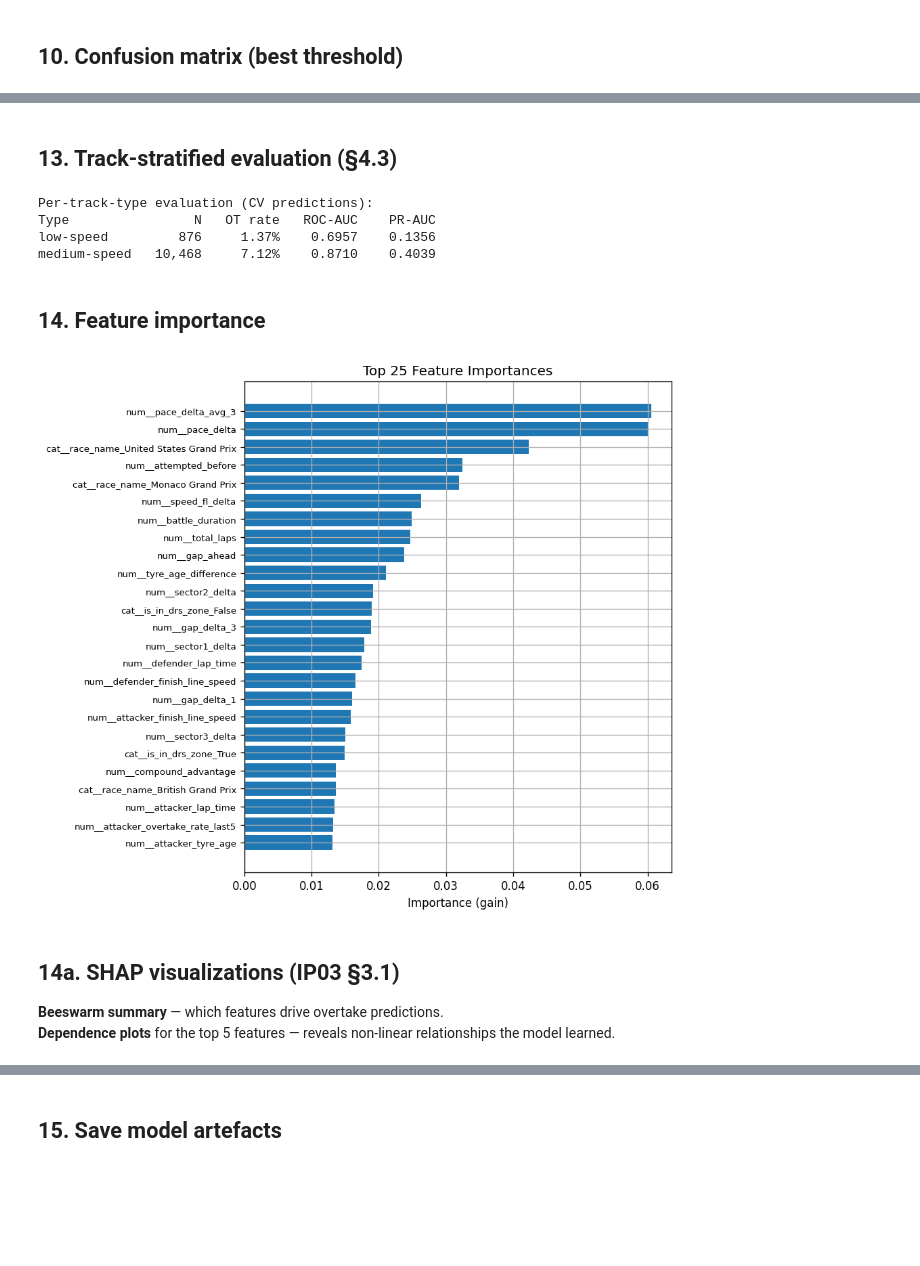
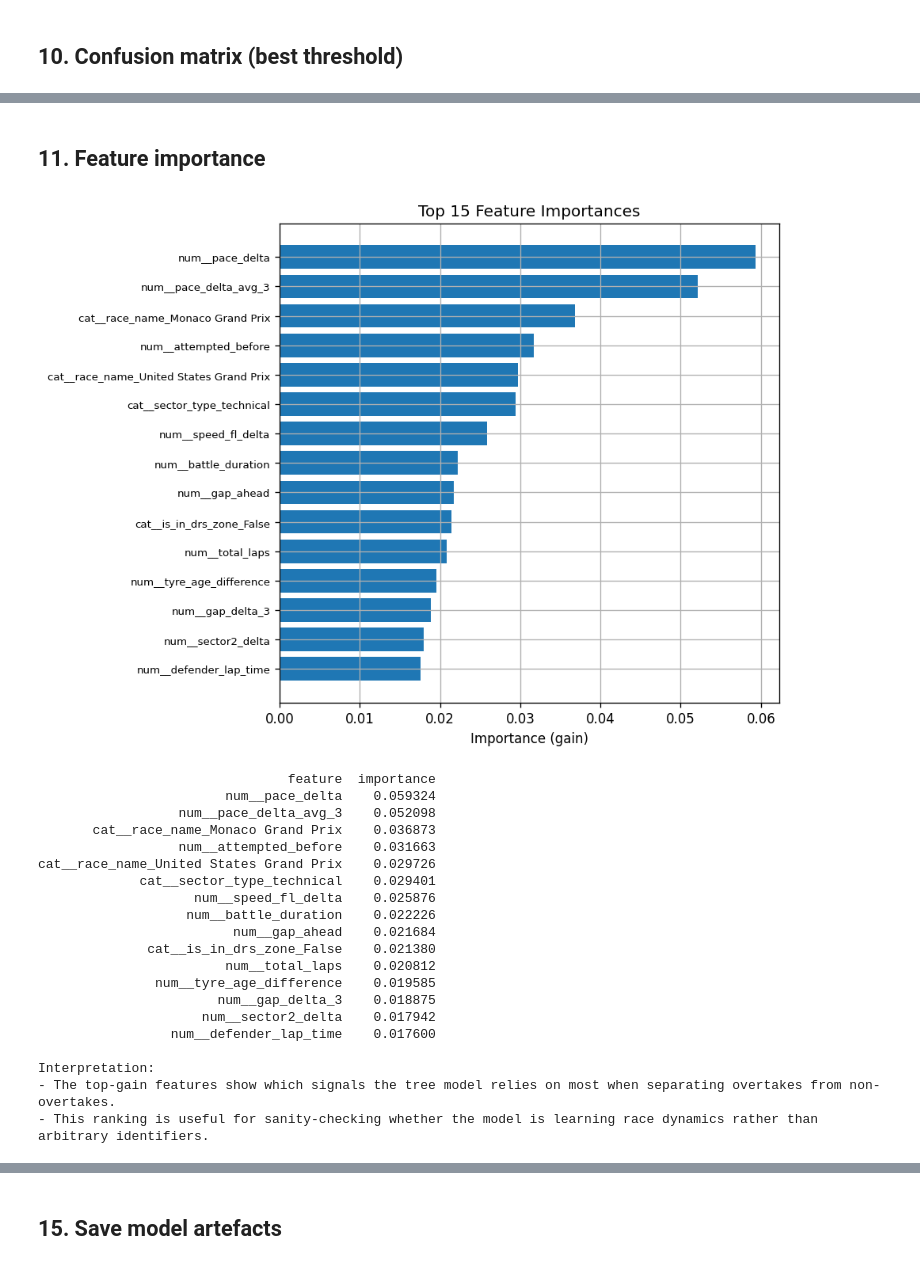
Before and after one commit to AminN77/formula1-overtake-prediction, a Jupyter notebook: notebooks/model_testing_4.ipynb, the cells around one changed output, grey strips where cells are left out. Saved outputs shown, nothing was run; the diff lists cells and outputs as text; code cells hidden in the pictures; blank space fills up the shorter version.

```diff
--- a/notebooks/model_testing_4.ipynb
+++ b/notebooks/model_testing_4.ipynb
@@ -430,12 +344,6 @@ Pruned raw features: 64 -> 52 (dropped 12)
 # %% [markdown]
 ## 7. Evaluate best XGBoost via GroupKFold CV
 # %%
-best_params = study.best_params.copy()
-best_params["scale_pos_weight"] = scale_pos_weight
-best_params["eval_metric"] = "aucpr"
-best_params["random_state"] = 42
-best_params["n_jobs"] = -1
-
 best_xgb = xgb.XGBClassifier(**best_params)
 probas_cv = cross_val_predict(
     best_xgb, X_transformed, y,
@@ -451,10 +359,12 @@ print(f"XGBoost CV Results (2022-2024):")
 print(f"  ROC-AUC : {roc_auc:.4f}")
 print(f"  PR-AUC  : {pr_auc:.4f}")
 print(f"  Brier   : {brier:.4f}")
-
-# Probability distribution for overtake vs non-overtake
 print(f"\nMean predicted proba (overtake=1): {probas_cv[y == 1].mean():.4f}")
 print(f"Mean predicted proba (overtake=0): {probas_cv[y == 0].mean():.4f}")
 print(f"Separation: {probas_cv[y == 1].mean() - probas_cv[y == 0].mean():.4f}")
+print("\nInterpretation:")
+print("- The CV ROC-AUC shows the model ranks true overtakes well across the 2022-2024 training seasons.")
+print("- PR-AUC is the more important metric here because overtakes are rare, so it tells us how useful positive alerts are.")
+print("- The separation between positive and negative mean probabilities indicates whether the score distribution is practically discriminative.")
 # %% [output]
 XGBoost CV Results (2022-2024):
@@ -628,49 +479,47 @@ Per-year calibration (CV predictions):
-# %% [markdown]
-## 13. Track-stratified evaluation (§4.3)
-# %%
-df_eval["track_type"] = df_train["track_type"].values
-
-print("Per-track-type evaluation (CV predictions):")
-print(f"{'Type':<14} {'N':>6}  {'OT rate':>8}  {'ROC-AUC':>8}  {'PR-AUC':>8}")
-for tt in sorted(df_eval["track_type"].unique()):
-    mask = df_eval["track_type"] == tt
-    y_tt = df_eval.loc[mask, "overtake"].astype(int).values
-    p_tt = df_eval.loc[mask, "proba"].values
-    if y_tt.sum() < 2:
-        continue
-    roc_tt = roc_auc_score(y_tt, p_tt)
-    pr_tt  = average_precision_score(y_tt, p_tt)
-    print(f"{tt:<14} {mask.sum():>6,}  {y_tt.mean():>8.2%}  {roc_tt:>8.4f}  {pr_tt:>8.4f}")
-# %% [output]
-Per-track-type evaluation (CV predictions):
-Type                N   OT rate   ROC-AUC    PR-AUC
-low-speed         876     1.37%    0.6957    0.1356
-medium-speed   10,468     7.12%    0.8710    0.4039
 # %% [markdown]
-## 14. Feature importance
+## 11. Feature importance
 # %%
-# Train on full training set for feature importance
 fi_clf = xgb.XGBClassifier(**best_params)
 fi_clf.fit(X_transformed, y)
 
 ohe_feature_names = preprocessor.get_feature_names_out()
 importances = fi_clf.feature_importances_
 
 fi_df = pd.DataFrame({"feature": ohe_feature_names, "importance": importances})
-fi_df = fi_df.sort_values("importance", ascending=False).head(25)
+fi_df = fi_df.sort_values("importance", ascending=False).head(15)
 
-fig, ax = plt.subplots(figsize=(8, 7))
+fig, ax = plt.subplots(figsize=(8, 6))
 ax.barh(range(len(fi_df)), fi_df["importance"].values)
 ax.set_yticks(range(len(fi_df)))
 ax.set_yticklabels(fi_df["feature"].values, fontsize=8)
 ax.invert_yaxis()
 ax.set_xlabel("Importance (gain)")
-ax.set_title("Top 25 Feature Importances")
+ax.set_title("Top 15 Feature Importances")
 plt.tight_layout(); plt.show()
+
+print(fi_df.to_string(index=False))
+print("\nInterpretation:")
+print("- The top-gain features show which signals the tree model relies on most when separating overtakes from non-overtakes.")
+print("- This ranking is useful for sanity-checking whether the model is learning race dynamics rather than arbitrary identifiers.")
 # %% [output]
-[figure, old version]
+[figure, new version]
+                                feature  importance
+                        num__pace_delta    0.059324
+                  num__pace_delta_avg_3    0.052098
+       cat__race_name_Monaco Grand Prix    0.036873
+                  num__attempted_before    0.031663
+cat__race_name_United States Grand Prix    0.029726
+             cat__sector_type_technical    0.029401
+                    num__speed_fl_delta    0.025876
+                   num__battle_duration    0.022226
+                         num__gap_ahead    0.021684
+              cat__is_in_drs_zone_False    0.021380
+                        num__total_laps    0.020812
+               num__tyre_age_difference    0.019585
+                       num__gap_delta_3    0.018875
+                     num__sector2_delta    0.017942
+                 num__defender_lap_time    0.017600
+
+Interpretation:
+- The top-gain features show which signals the tree model relies on most when separating overtakes from non-overtakes.
+- This ranking is useful for sanity-checking whether the model is learning race dynamics rather than arbitrary identifiers.
-# %% [markdown]
-## 14a. SHAP visualizations (IP03 §3.1)
-
-**Beeswarm summary** — which features drive overtake predictions.
-**Dependence plots** for the top 5 features — reveals non-linear relationships the model learned.
```
Also changed, not shown: parts of 30 cells of this notebook, 31 other files.
